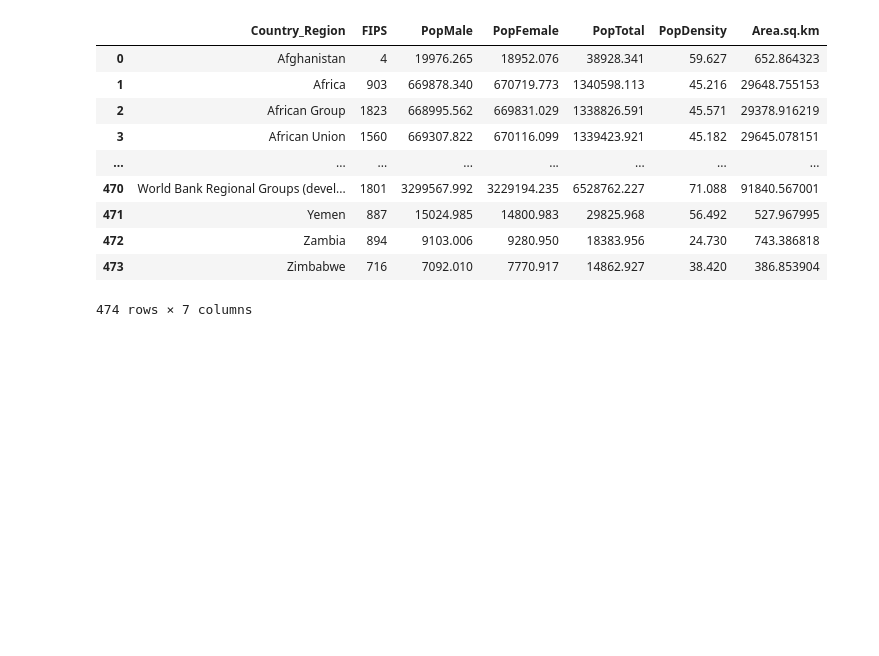
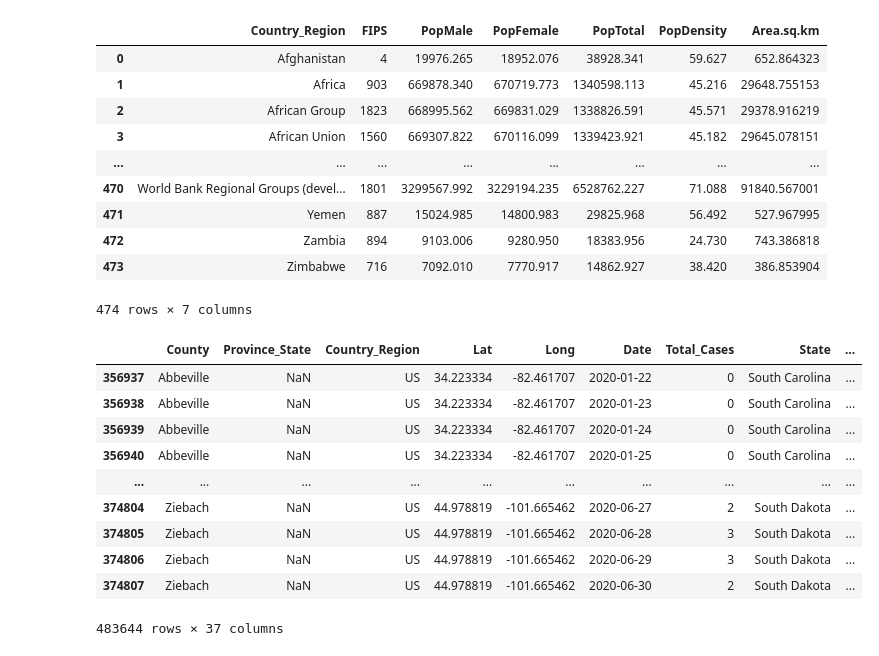
Before and after one commit to ander428/JohnHopkins_COVID-19, a Jupyter notebook: src/data_cleaning.ipynb, the cells around one changed output. Cells and saved outputs as stored; diff of their text form; code cells hidden in the pictures; blank space fills up the shorter version.

```diff
--- a/src/data_cleaning.ipynb
+++ b/src/data_cleaning.ipynb
@@ -492,6 +492,30 @@ Global
 | 472 | Zambia | 894 | 9103.006 | 9280.950 | 18383.956 | 24.730 | 743.386818 |
 | 473 | Zimbabwe | 716 | 7092.010 | 7770.917 | 14862.927 | 38.420 | 386.853904 |
 474 rows × 7 columns
+# %%
+temp1 = pd.DataFrame(columns=['County', 'Province_State', 'Country_Region', 'Lat', 'Long', 'Date',
+       'Total_Cases', 'State', 'Abbreviation', 'Phase.0', 'Phase.1', 'Phase.2',
+       'Phase.3', 'Restriction Rating', 'Governer.Party', 'Current_Phase',
+       'Month', 'Cases_2W', 'Cases_Delta'])
+
+for County_State, df in cases_US.groupby(['County', 'State']):
+    temp2 = df
+    temp2['Cases_Delta'] = temp2['Total_Cases'].shift(-1) - temp2['Total_Cases']
+    temp1 = pd.concat([temp1,temp2])
+
+cases_US = temp1
+# %% [output]
+|  | County | Province_State | Country_Region | Lat | Long | Date | Total_Cases | State | ... |
+| 356937 | Abbeville | NaN | US | 34.223334 | -82.461707 | 2020-01-22 | 0 | South Carolina | ... |
+| 356938 | Abbeville | NaN | US | 34.223334 | -82.461707 | 2020-01-23 | 0 | South Carolina | ... |
+| 356939 | Abbeville | NaN | US | 34.223334 | -82.461707 | 2020-01-24 | 0 | South Carolina | ... |
+| 356940 | Abbeville | NaN | US | 34.223334 | -82.461707 | 2020-01-25 | 0 | South Carolina | ... |
+| ... | ... | ... | ... | ... | ... | ... | ... | ... | ... |
+| 374804 | Ziebach | NaN | US | 44.978819 | -101.665462 | 2020-06-27 | 2 | South Dakota | ... |
+| 374805 | Ziebach | NaN | US | 44.978819 | -101.665462 | 2020-06-28 | 3 | South Dakota | ... |
+| 374806 | Ziebach | NaN | US | 44.978819 | -101.665462 | 2020-06-29 | 3 | South Dakota | ... |
+| 374807 | Ziebach | NaN | US | 44.978819 | -101.665462 | 2020-06-30 | 2 | South Dakota | ... |
+483644 rows × 37 columns
 # %%
 cases_US.drop('Province_State', axis=1).to_csv("../data/US_all_vars.csv")
 cases_total.to_csv("../data/Global_all_vars.csv")
```
Also changed, not shown: 9 other files.
